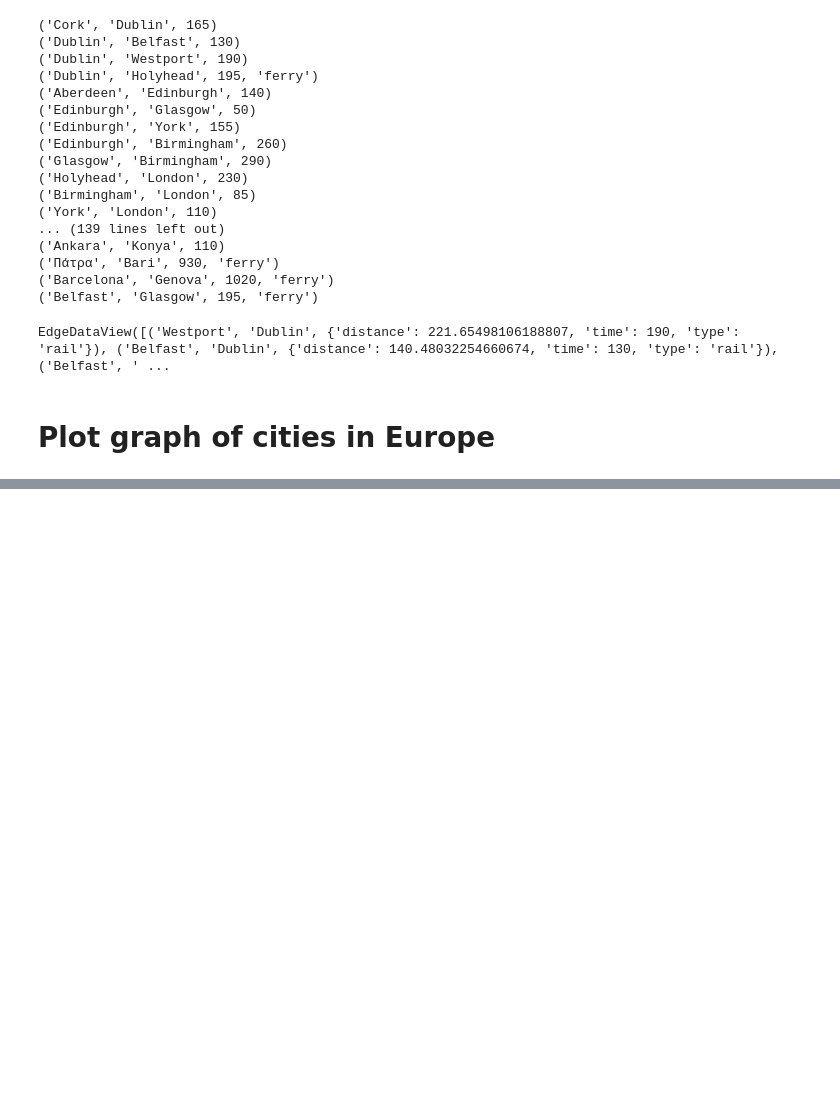
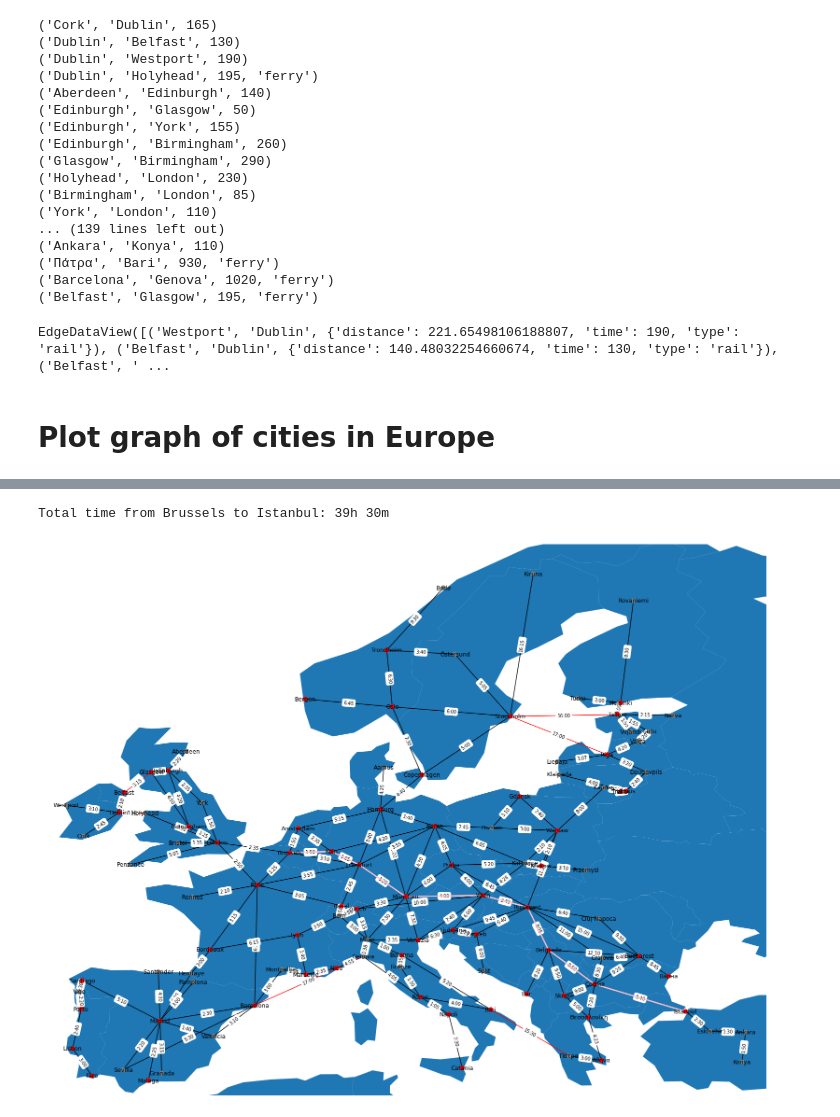
Before and after one commit to robsyc/InterWay, a Jupyter notebook: notebook.ipynb, the cells around one changed output, grey strips where cells are left out. Drawn from its saved outputs; the diff is of its cells as text; code cells hidden in the pictures; blank space fills up the shorter version.

```diff
--- a/notebook.ipynb
+++ b/notebook.ipynb
@@ -491,0 +484,11 @@ plt.show()
+# %%
+# shortest path from Brussels to Istanbul
+path = nx.shortest_path(G, source="Brussels", target="Istanbul", weight="time")
+
+# draw path on map
+time_sum = [G.edges[path[i], path[i+1]]["time"] for i in range(len(path)-1)]
+print(f"Total time from Brussels to Istanbul: {sum(time_sum)//60}h {sum(time_sum)%60}m")
+plot_graph(G, paths=[path])
+# %% [output]
+Total time from Brussels to Istanbul: 39h 30m
+[figure, added]
```
Also changed, not shown: parts of 3 cells of this notebook, 1 other file.
